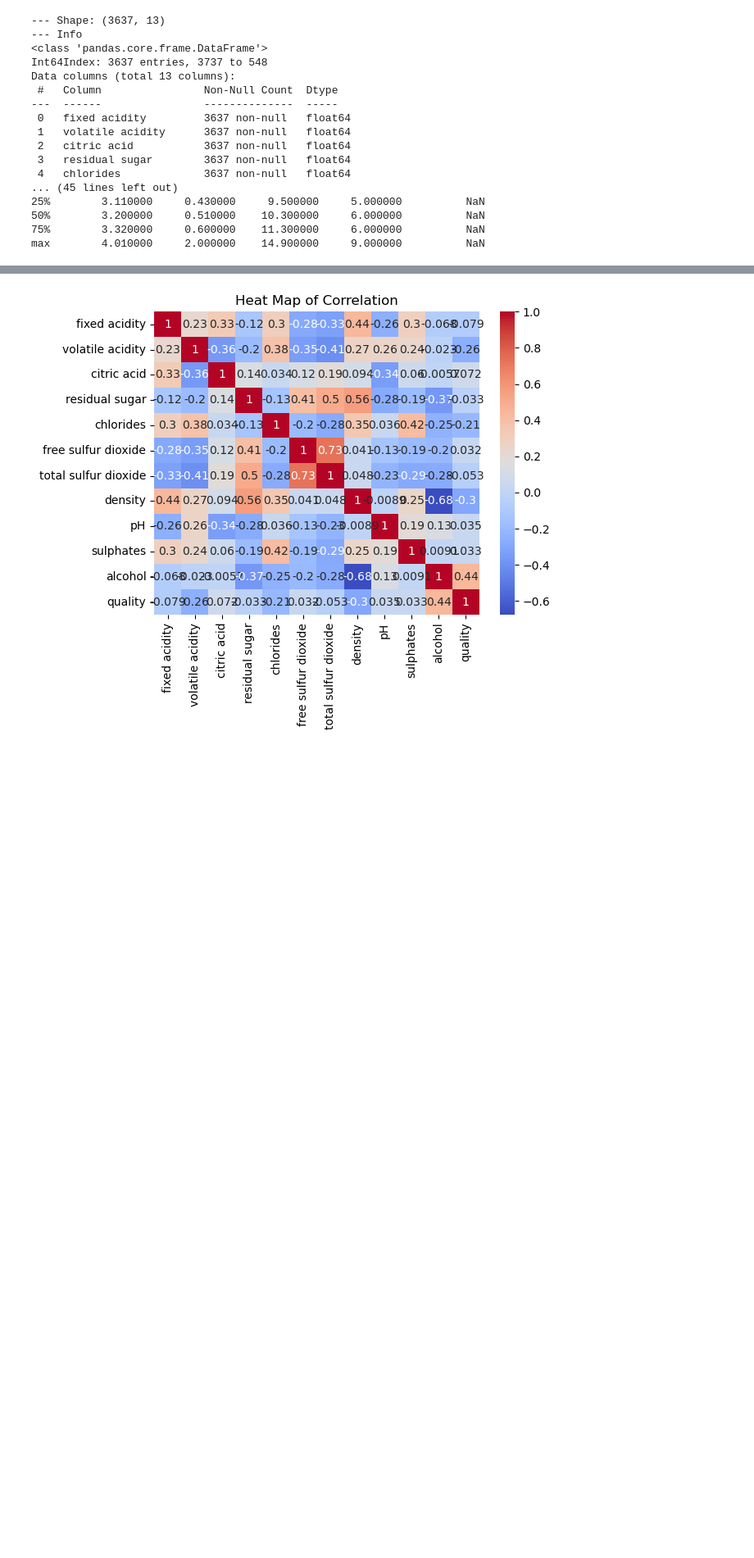
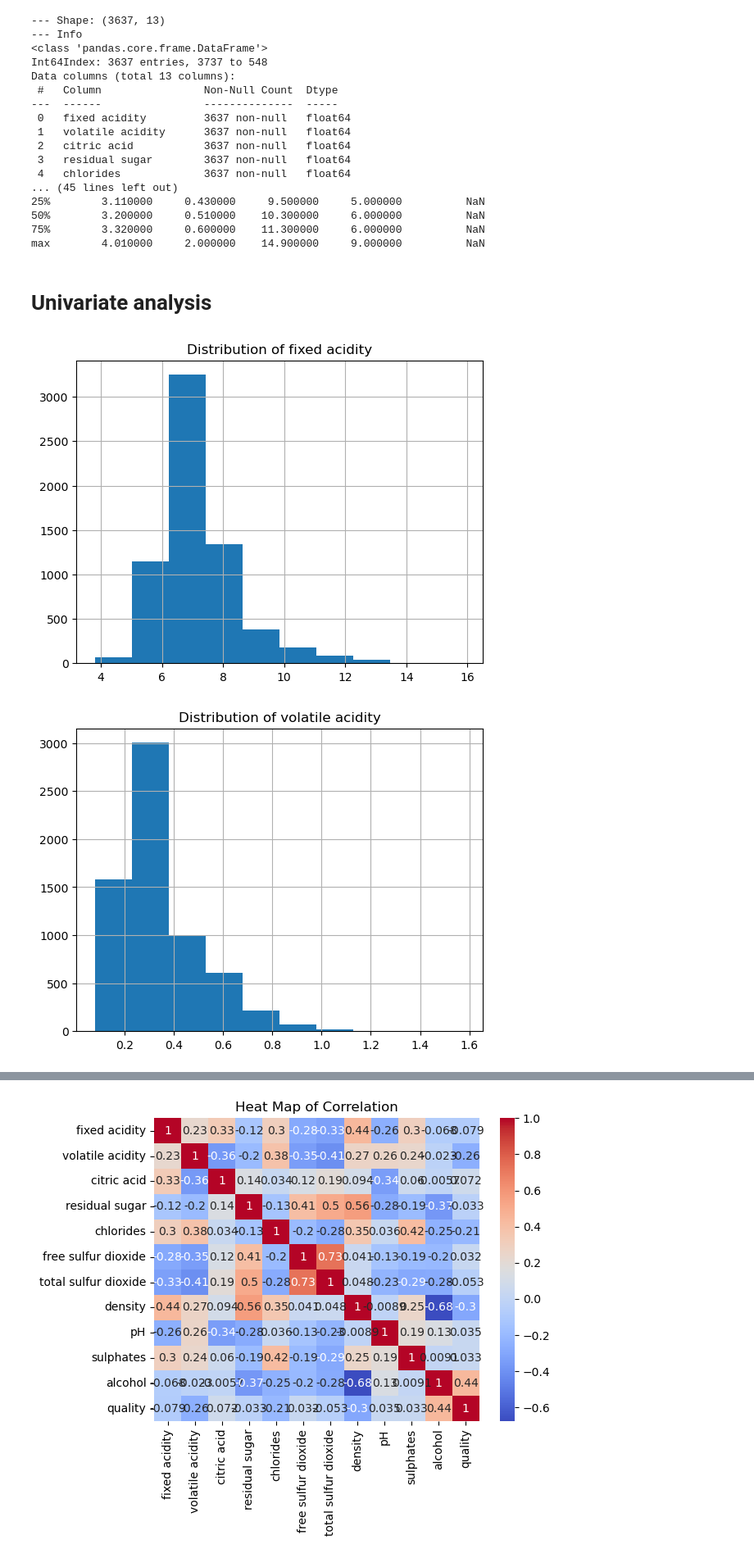
Before and after one commit to Wine-qualitity/wine-qualitiy-model, a Jupyter notebook: exploration.ipynb, the cells around one changed output, grey strips where cells are left out. Shown at 82% size. Saved outputs shown, nothing was run; the diff lists cells and outputs as text; code cells hidden in the pictures; blank space fills up the shorter version.

```diff
--- a/exploration.ipynb
+++ b/exploration.ipynb
@@ -37,3 +37,13 @@ Data columns (total 13 columns):
 50%        3.200000     0.510000    10.300000     6.000000          NaN
 75%        3.320000     0.600000    11.300000     6.000000          NaN
 max        4.010000     2.000000    14.900000     9.000000          NaN
+# %% [markdown]
+# Univariate analysis
+# %%
+for col in df.columns[:-1]:
+    df[col].hist()
+    plt.title(f'Distribution of {col}')
+    plt.show()
+# %% [output]
+[figure, added]
+[figure, added]
```
Also changed, not shown: parts of 8 cells of this notebook.
